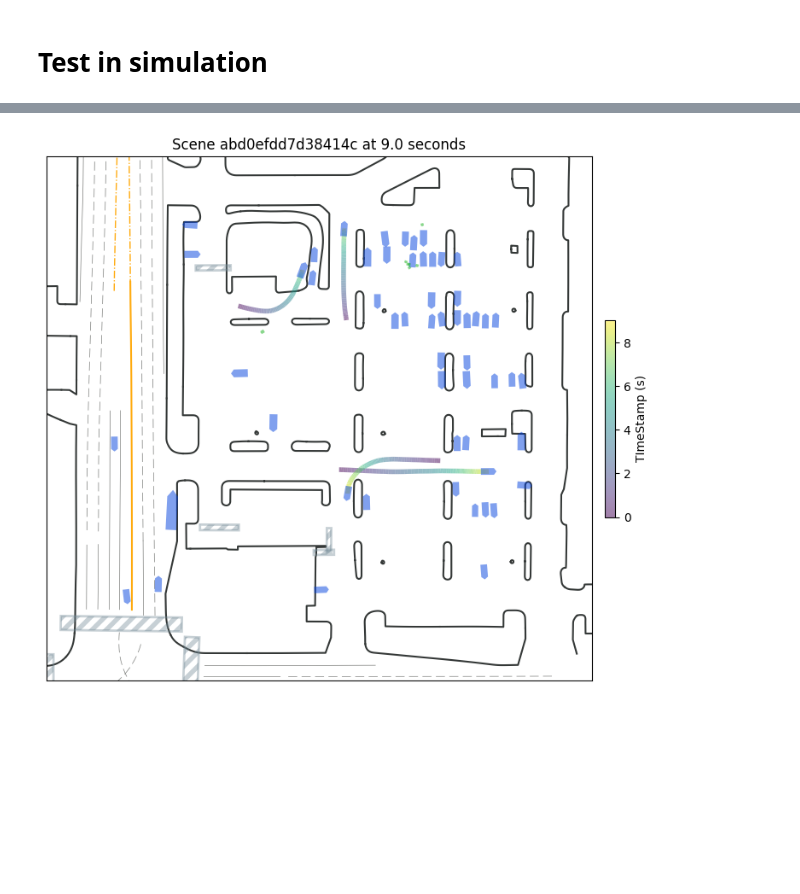
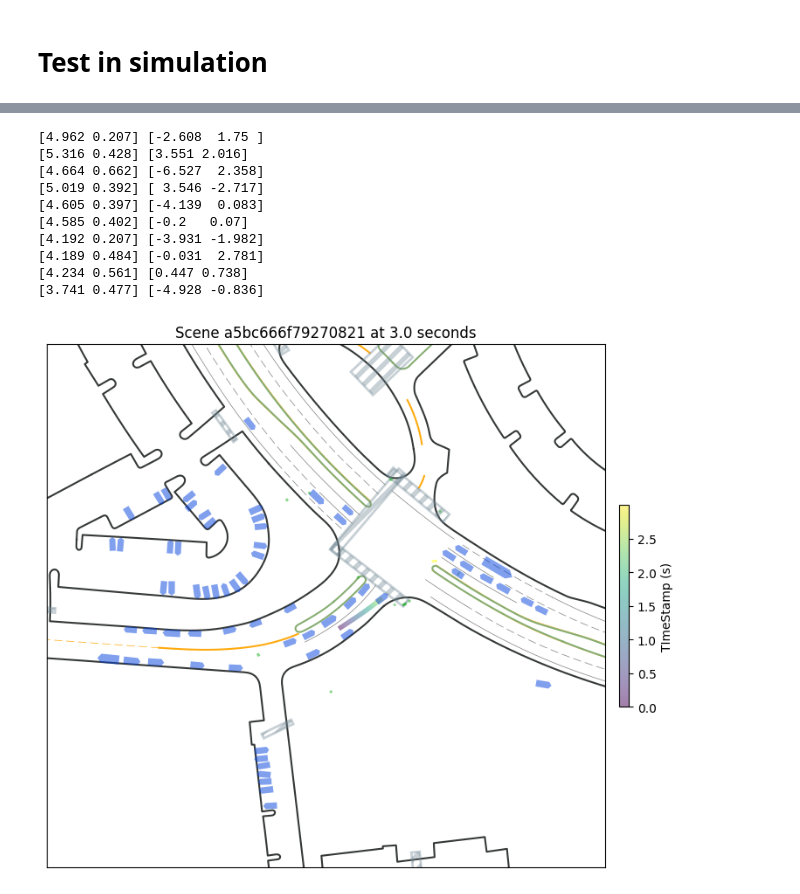
Before and after one commit to zzx9636/MTR, a Jupyter notebook: test_bc.ipynb, the cells around one changed output, grey strips where cells are left out. Drawn from its saved outputs; the diff is of its cells as text; code cells hidden in the pictures; blank space fills up the shorter version.

```diff
--- a/test_bc.ipynb
+++ b/test_bc.ipynb
@@ -15,7 +15,9 @@ import torch
 import matplotlib.pyplot as plt
 from torch.distributions import MultivariateNormal, MixtureSameFamily, Categorical, Independent
 
-cfg = cfg_from_yaml_file('tools/cfgs/waymo/bc+10_percent_data_atten.yaml', cfg)
+np.set_printoptions(precision=3)
+
+cfg = cfg_from_yaml_file('tools/cfgs/waymo/bc_atten_bicycle.yaml', cfg)
 dataset = WaymoDataset(cfg.DATA_CONFIG, training=True)
 env = BatchMTREnv(1, dataset)
 # %% [output]
@@ -23,7 +25,9 @@ Total scenes before filters: 49065
 # %%
 # model = MTR_Lightning(cfg)
 # model = MTR_Lightning.load_from_checkpoint('output/bc_atten_0_unfreeze/epoch=31-step=97664.ckpt')
-model = MTR_Lightning.load_from_checkpoint('output/bc_atten_2_freeze/epoch=49-step=152600.ckpt')
+# model = MTR_Lightning.load_from_checkpoint('output/bc_atten_2_freeze/epoch=49-step=152600.ckpt')
+# model = MTR_Lightning.load_from_checkpoint('output/bc_atten_4_freeze/epoch=9-step=302840.ckpt')
+model = MTR_Lightning.load_from_checkpoint('output/bc_atten_2_freeze_bicycle/epoch=8-step=272556.ckpt')
 # model = MTR_Lightning.load_from_checkpoint('output/bc_atten_0_freeze/epoch=31-step=97664.ckpt')
 _ = model.cuda()
 # %% [markdown]
@@ -81,8 +97,18 @@ torch.Size([31600, 7])
 # %%
-for _ in range(80):
+for _ in range(10):
     data_batch_sim = env.batch_sim_data
     action = model.sample(data_batch_sim, -1)[-1]
     _ = env.step(data_batch_sim, action)
 _ = env.visualize()
 # %% [output]
+[4.962 0.207] [-2.608  1.75 ]
+[5.316 0.428] [3.551 2.016]
+[4.664 0.662] [-6.527  2.358]
+[5.019 0.392] [ 3.546 -2.717]
+[4.605 0.397] [-4.139  0.083]
+[4.585 0.402] [-0.2   0.07]
+[4.192 0.207] [-3.931 -1.982]
+[4.189 0.484] [-0.031  2.781]
+[4.234 0.561] [0.447 0.738]
+[3.741 0.477] [-4.928 -0.836]
-[figure, old version]
+[figure, new version]
```
Also changed, not shown: parts of 4 cells of this notebook, 13 other files.
